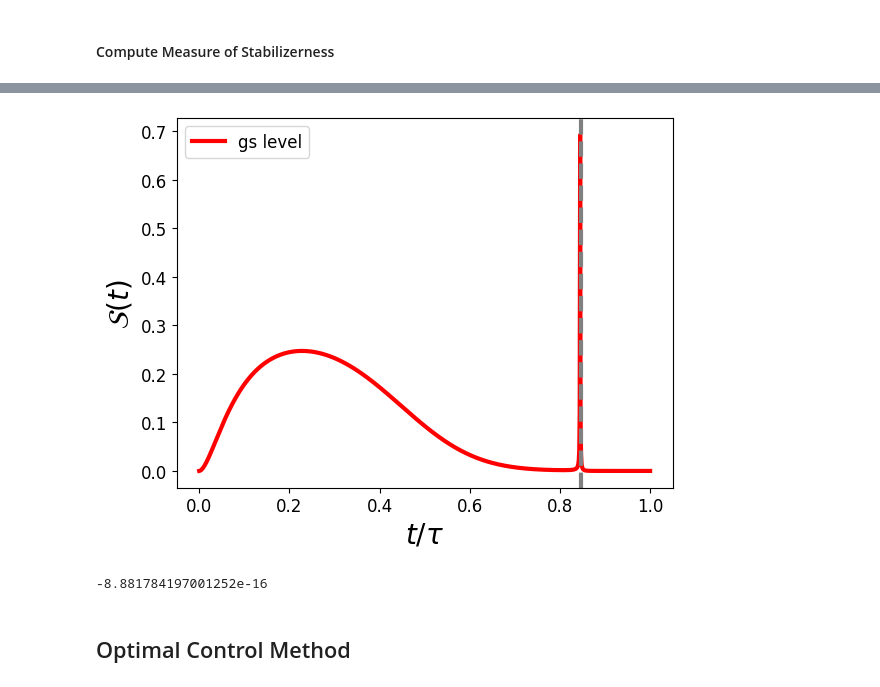
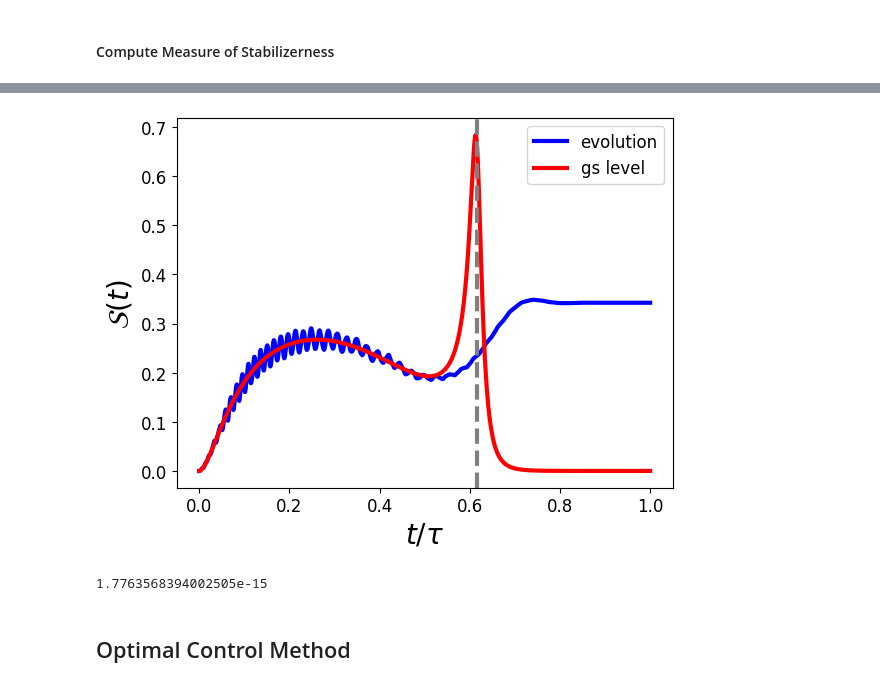
Before and after one commit to emacosta95/Magic4Annealing, a Jupyter notebook: AvoidedCrossing.ipynb, the cells around one changed output, grey strips where cells are left out. Cells and saved outputs as stored; diff of their text form; code cells hidden in the pictures.

```diff
--- a/AvoidedCrossing.ipynb
+++ b/AvoidedCrossing.ipynb
@@ -53,7 +53,7 @@ def mwis_jij_hz(n0, n1, dW, Jzz):
 
 # ── Example: n0=2, n1=3, matching the paper's 5-qubit instance ───────────────
 n0, n1 = 2, 3
-dW = 0.01  # small weight imbalance → perturbative crossing
+dW = 0.1  # small weight imbalance → perturbative crossing
 Jzz = 5.33  # edge penalty (closed-system example in paper)
 
 jij, hz = mwis_jij_hz(n0, n1, dW, Jzz)
@@ -132,7 +134,7 @@ plt.show()
 # %%
 # ── time evolution parameters ─────────────────────────────────────────────────
 nlevels = 10
-tau = 10
+tau = 200
 time_steps = int(100 * tau)
 time = np.linspace(0, tau, time_steps)
 delta_t = time[1] - time[0]
@@ -194,12 +200,8 @@ import matplotlib.pyplot as plt
 from scipy.sparse.linalg import eigsh
 from scipy.sparse import csr_matrix
 
-# --- Parameters (paper's 5-qubit WGS example) ---
-n0, n1 = 2, 3
-dW, Jzz = 0.01, 5.33
-n = n0 + n1
-n_levels = 6  # how many levels to track
-
+n_levels = 6
+n = n1 + n0
 # --- Build Hamiltonians ---
 jij, hz = mwis_jij_hz(n0, n1, dW, Jzz)
 Hp = get_longitudinal_hamiltonian(jij, hz)
@@ -324,28 +325,28 @@ plt.show()
 # %%
-# plt.plot(
-#     time / tau,
-#     entanglememt_entropy_history,
-#     label="evolution",
-#     color="blue",
-#     linestyle="-",
-#     linewidth=3,
-# )
+plt.plot(
+    time / tau,
+    entanglememt_entropy_history,
+    label="evolution",
+    color="blue",
+    linestyle="-",
+    linewidth=3,
+)
 plt.plot(
     time / tau,
     entanglement_entropy_gs_level_history,
     label="gs level",
     color="red",
     linestyle="-",
     linewidth=3,
 )
 plt.axvline(s_mingap, linestyle="--", color="grey", lw=3)
 plt.xlabel(r"$t/\tau$", fontsize=20)
 plt.ylabel(r"$\mathcal{S}(t)$", fontsize=20)
 plt.legend(fontsize=12)
 plt.tick_params(axis="both", which="major", labelsize=12)
 plt.show()
 # %% [output]
-[figure, old version]
+[figure, new version]
 # %%
 from curses.ascii import SP
 
@@ -354,7 +355,7 @@ _, eigenstates_target_hamiltonian = eigsh(
 )
 print(sre((eigenstates_target_hamiltonian[:, 0])))
 # %% [output]
--8.881784197001252e-16
+1.7763568394002505e-15
 # %% [markdown]
 ## Optimal Control Method
 # %% [markdown]
```
Also changed, not shown: parts of 26 cells of this notebook, 4 other files.
